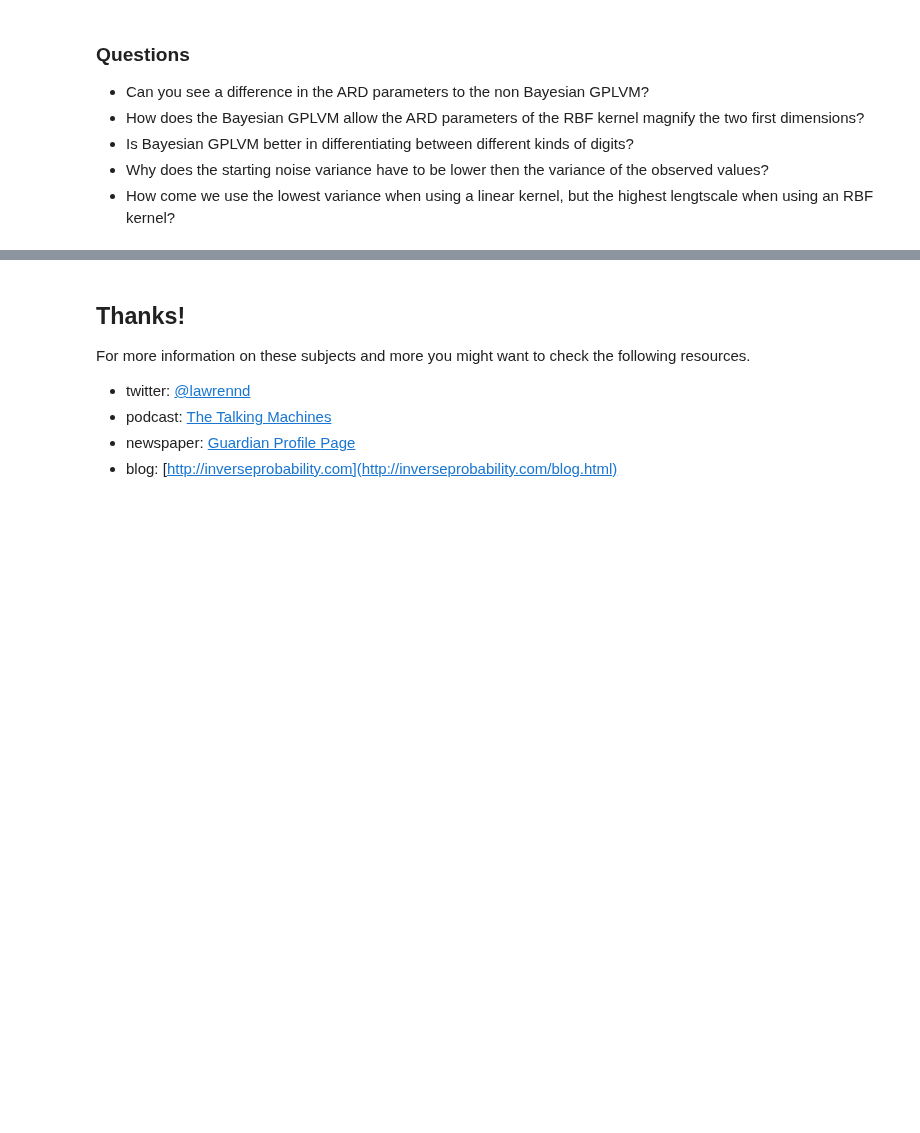
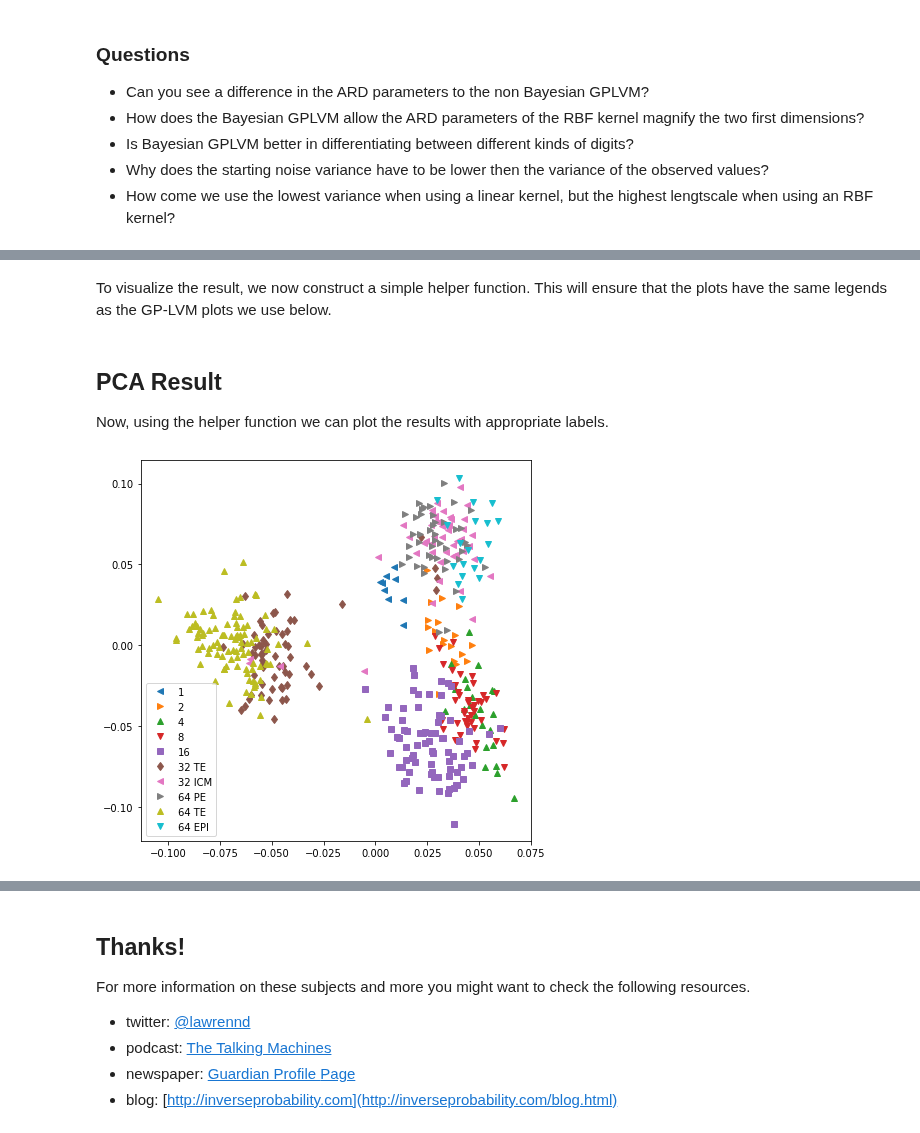
Before and after one commit to mlatcl/gpss, a Jupyter notebook: _notebooks/10-bayesian-learning-gplvm.ipynb, the cells around one changed output, grey strips where cells are left out. Drawn from its saved outputs; the diff is of its cells as text; code cells hidden in the pictures; blank space fills up the shorter version.

Commit message:
Add gplvm plots

```diff
--- a/_notebooks/10-bayesian-learning-gplvm.ipynb
+++ b/_notebooks/10-bayesian-learning-gplvm.ipynb
@@ -763,0 +904,4 @@ GPy.examples.dimensionality_reduction.bgplvm_simulation()
+# %%
+data = pods.datasets.singlecell()
+Y = data['Y']
+Y.describe
@@ -763,0 +942,15 @@ GPy.examples.dimensionality_reduction.bgplvm_simulation()
+# %%
+# obtain a centred version of data.
+centredY = Y - Y.mean()
+# compute inner product matrix
+C = np.dot(centredY,centredY.T)
+# perform eigendecomposition
+V, U = np.linalg.eig(C)
+# sort eigenvalues and vectors according to size
+ind = V.argsort()
+ev = V[ind[::-1]]
+U = U[:, ind[::-1]]
+# %% [markdown]
+To visualize the result, we now construct a simple helper function. This
+will ensure that the plots have the same legends as the GP-LVM plots we
+use below.
@@ -763,0 +960,20 @@ GPy.examples.dimensionality_reduction.bgplvm_simulation()
+# %%
+def plot_labels(ax, x, y, labels, symbols):
+    """A small helper function for plotting with labels"""
+    #GPy.plotting.matplot_dep.Tango.reset()
+    # make sure labels are in order of input:
+    ulabels = []
+    for lab in labels:
+        if not lab in ulabels:
+            ulabels.append(lab)
+    for i, label in enumerate(ulabels):
+        symbol = symbols[i % len(symbols)]
+        ind = labels == label
+        ax.plot(x[ind], y[ind], symbol)#, color=GPy.plotting.matplot_dep.Tango.nextMedium())
+    ax.legend(ulabels)
+# %% [markdown]
+PCA Result
+----------
+
+Now, using the helper function we can plot the results with appropriate
+labels.
@@ -763,0 +984,7 @@ GPy.examples.dimensionality_reduction.bgplvm_simulation()
+# %%
+fig, ax = plt.subplots(figsize=plot.big_figsize)
+plot_labels(ax, U[:, 0], U[:, 1], data['labels'], '<>^vsd')
+
+mlai.write_figure('singlecell-data-pca.svg', directory='./datasets')
+# %% [output]
+[figure, added]
```
Also changed, not shown: parts of 39 cells of this notebook, 5 other files.
